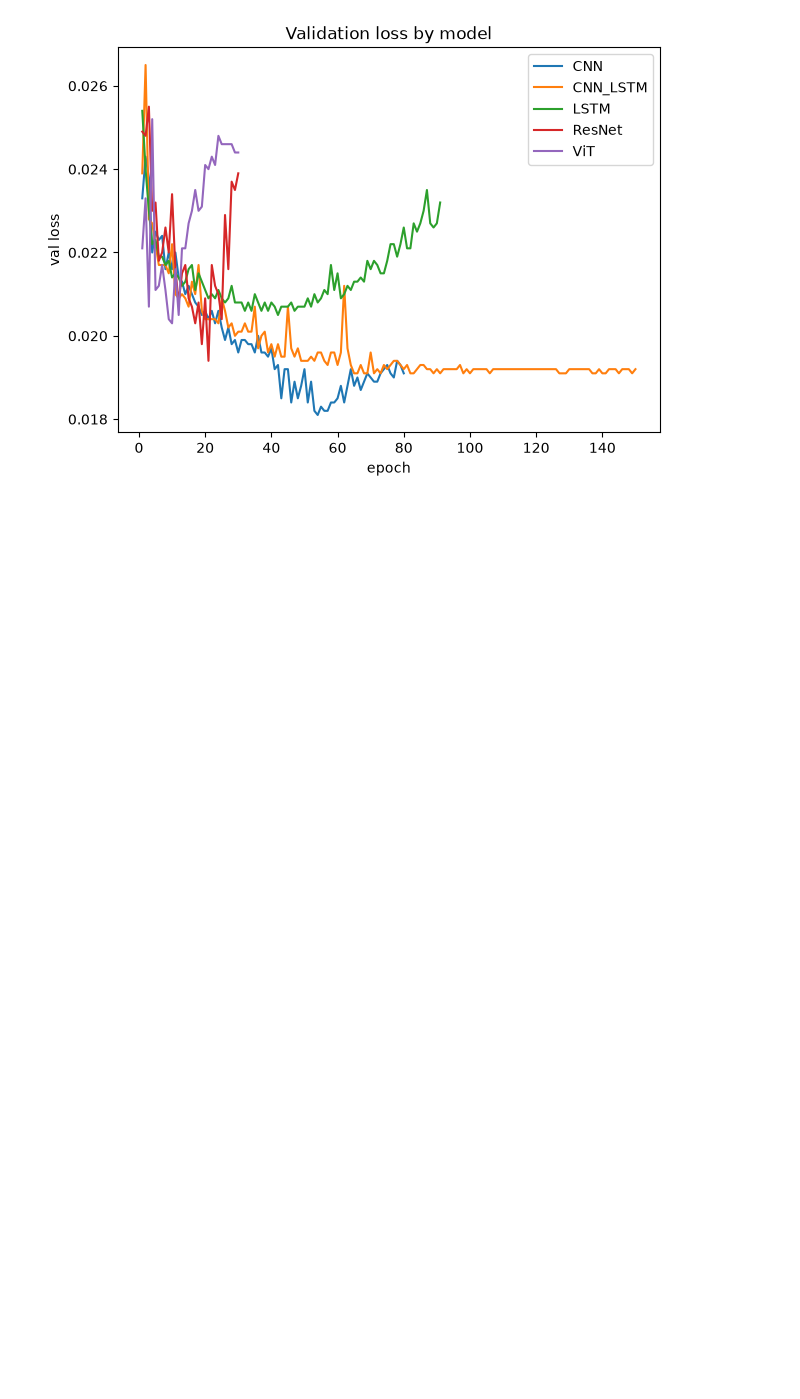
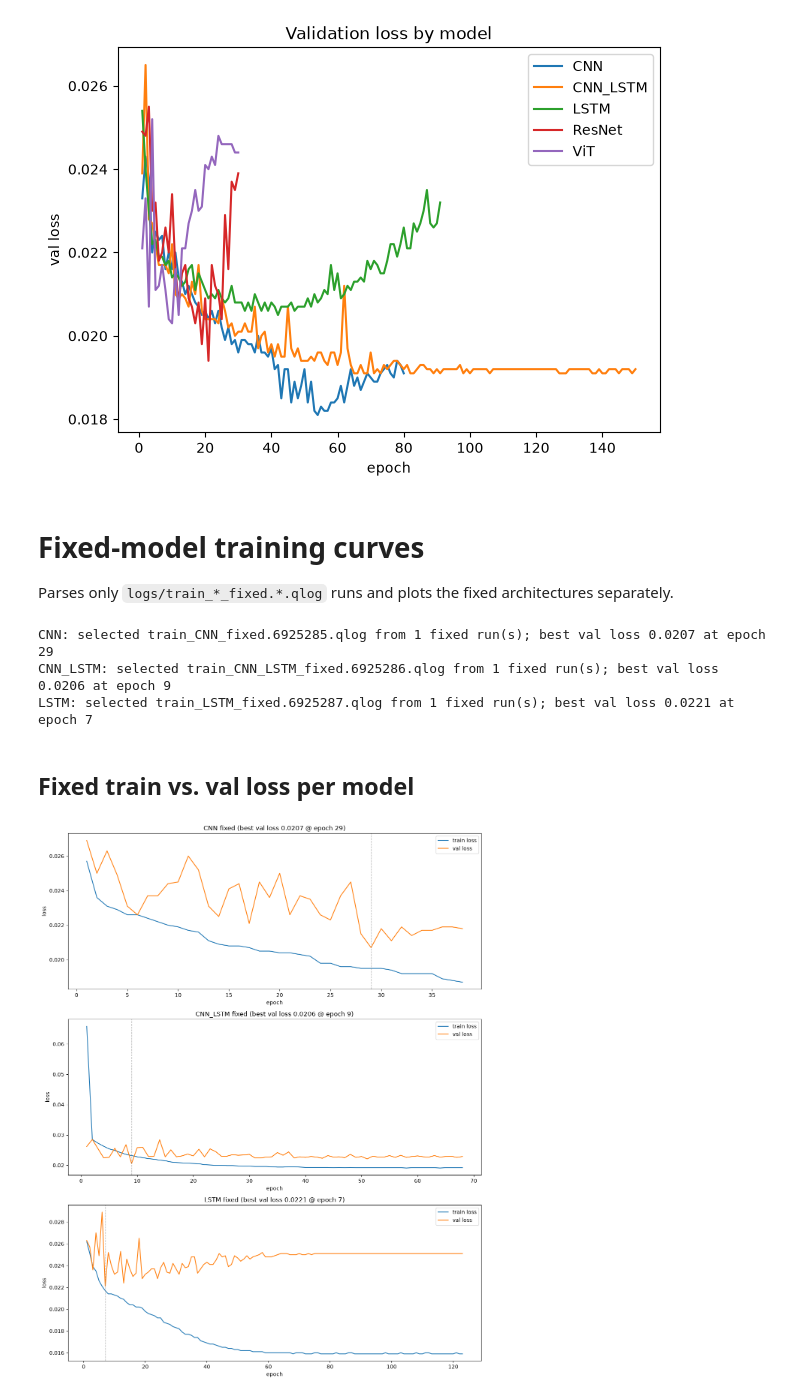
Before and after one commit to sparkyyyhd-bu/bu-rise-music, a Jupyter notebook: src/plot_training_curves.ipynb, the cells around one changed output. Saved outputs shown, nothing was run; the diff lists cells and outputs as text; code cells hidden in the pictures; blank space fills up the shorter version.

Commit message:
fixed model performances

```diff
--- a/src/plot_training_curves.ipynb
+++ b/src/plot_training_curves.ipynb
@@ -137,3 +141,57 @@ ax.legend()
 plt.show()
 # %% [output]
 [figure]
+# %% [markdown]
+# Fixed-model training curves
+
+Parses only `logs/train_*_fixed.*.qlog` runs and plots the fixed architectures separately.
+# %%
+fixed_qlog_paths = sorted(LOGS_DIR.glob("train_*_fixed.*.qlog"))
+if not fixed_qlog_paths:
+    raise FileNotFoundError(f"no fixed-model qlogs found in {LOGS_DIR.resolve()}")
+
+fixed_candidates = {}
+for path in fixed_qlog_paths:
+    model_name = path.name.split(".")[0].removeprefix("train_").removesuffix("_fixed")
+    df = parse_qlog(path)
+    if df.empty:
+        print(f"no epoch lines found in {path.name}, skipping")
+        continue
+    fixed_candidates.setdefault(model_name, []).append((path, df))
+
+fixed_runs = {}
+fixed_selected_paths = {}
+for model_name, model_runs in sorted(fixed_candidates.items()):
+    path, selected_df = min(model_runs, key=lambda run: run[1]["val_loss"].min())
+    df, history_paths = stitch_history(path, model_runs)
+    fixed_runs[model_name] = df
+    fixed_selected_paths[model_name] = history_paths
+    best = df.loc[df["val_loss"].idxmin()]
+    print(
+        f"{model_name}: selected {' -> '.join(p.name for p in history_paths)} "
+        f"from {len(model_runs)} fixed run(s); "
+        f"best val loss {best['val_loss']:.4f} at epoch {int(best['epoch'])}"
+    )
+# %% [output]
+CNN: selected train_CNN_fixed.6925285.qlog from 1 fixed run(s); best val loss 0.0207 at epoch 29
+CNN_LSTM: selected train_CNN_LSTM_fixed.6925286.qlog from 1 fixed run(s); best val loss 0.0206 at epoch 9
+LSTM: selected train_LSTM_fixed.6925287.qlog from 1 fixed run(s); best val loss 0.0221 at epoch 7
+# %% [markdown]
+## Fixed train vs. val loss per model
+# %%
+fig, axes = plt.subplots(len(fixed_runs), 1, figsize=(12, 5 * len(fixed_runs)), squeeze=False)
+
+for ax, (model_name, df) in zip(axes[:, 0], fixed_runs.items()):
+    ax.plot(df["epoch"], df["train_loss"], label="train loss")
+    ax.plot(df["epoch"], df["val_loss"], label="val loss")
+    best_epoch = df.loc[df["val_loss"].idxmin()]
+    ax.axvline(best_epoch["epoch"], color="gray", linestyle="--", linewidth=1, alpha=0.6)
+    ax.set_title(f"{model_name} fixed (best val loss {best_epoch['val_loss']:.4f} @ epoch {int(best_epoch['epoch'])})")
+    ax.set_xlabel("epoch")
+    ax.set_ylabel("loss")
+    ax.legend()
+
+fig.tight_layout()
+plt.show()
+# %% [output]
+[figure, added]
```
Also changed, not shown: parts of 3 cells of this notebook, 3 other files.
